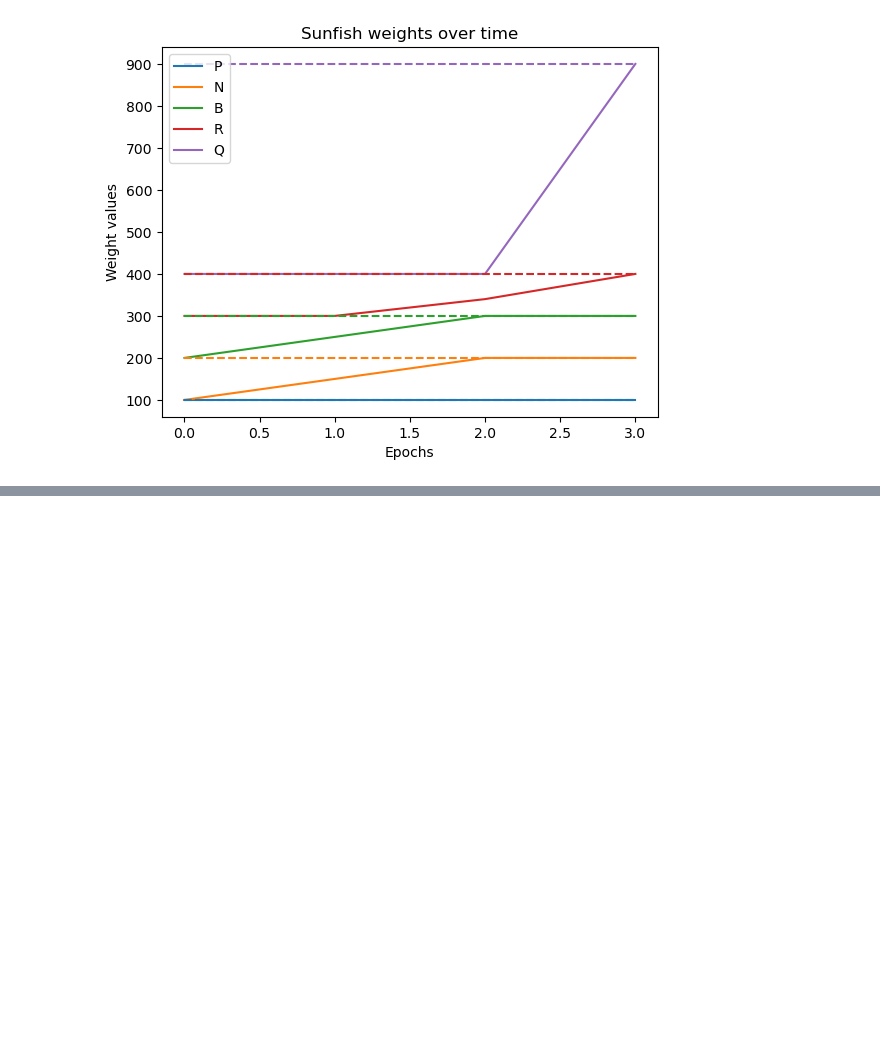
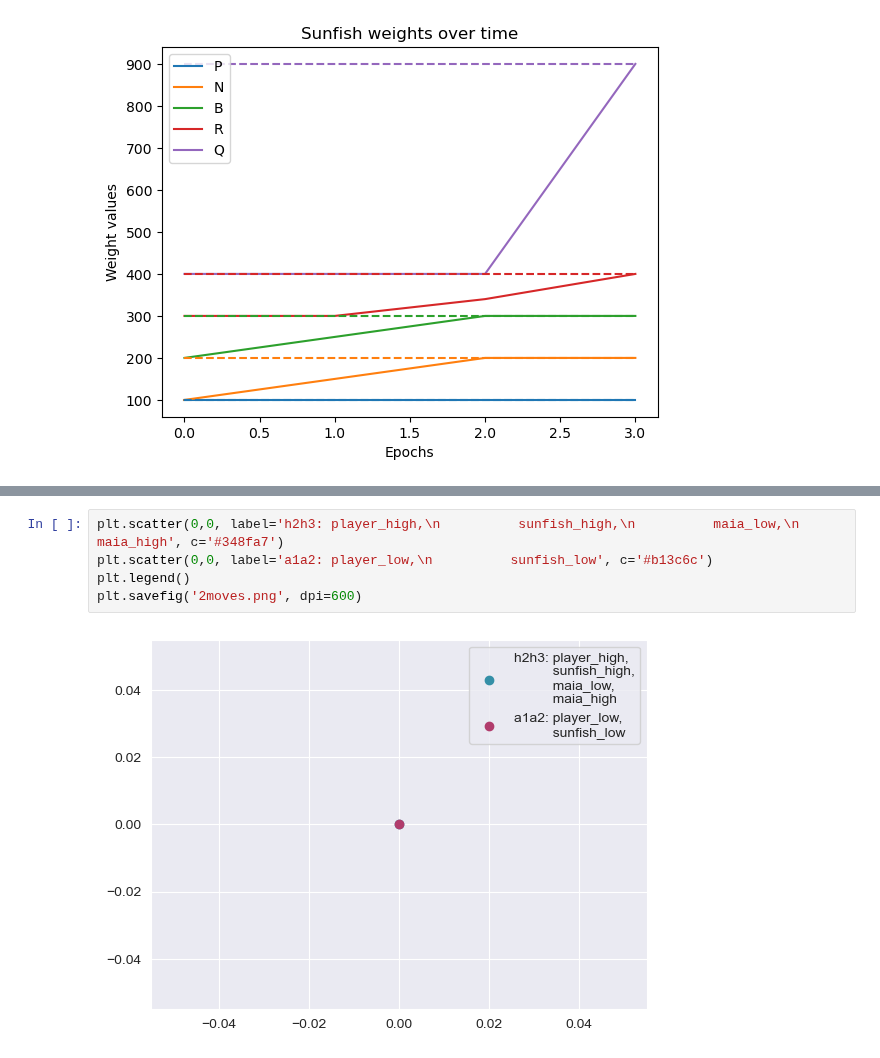
Before and after one commit to gnf-bachelor/irl-chess, a Jupyter notebook: test_topk.ipynb, the cells around one changed output, grey strips where cells are left out. Drawn from its saved outputs; the diff is of its cells as text; blank space fills up the shorter version.

```diff
--- a/test_topk.ipynb
+++ b/test_topk.ipynb
@@ -653,0 +698,7 @@ plt.show()
+# %%
+plt.scatter(0,0, label='h2h3: player_high,\n          sunfish_high,\n          maia_low,\n          maia_high', c='#348fa7')
+plt.scatter(0,0, label='a1a2: player_low,\n          sunfish_low', c='#b13c6c')
+plt.legend()
+plt.savefig('2moves.png', dpi=600)
+# %% [output]
+[figure, added]
```
Also changed, not shown: parts of 10 cells of this notebook, 13 other files.
